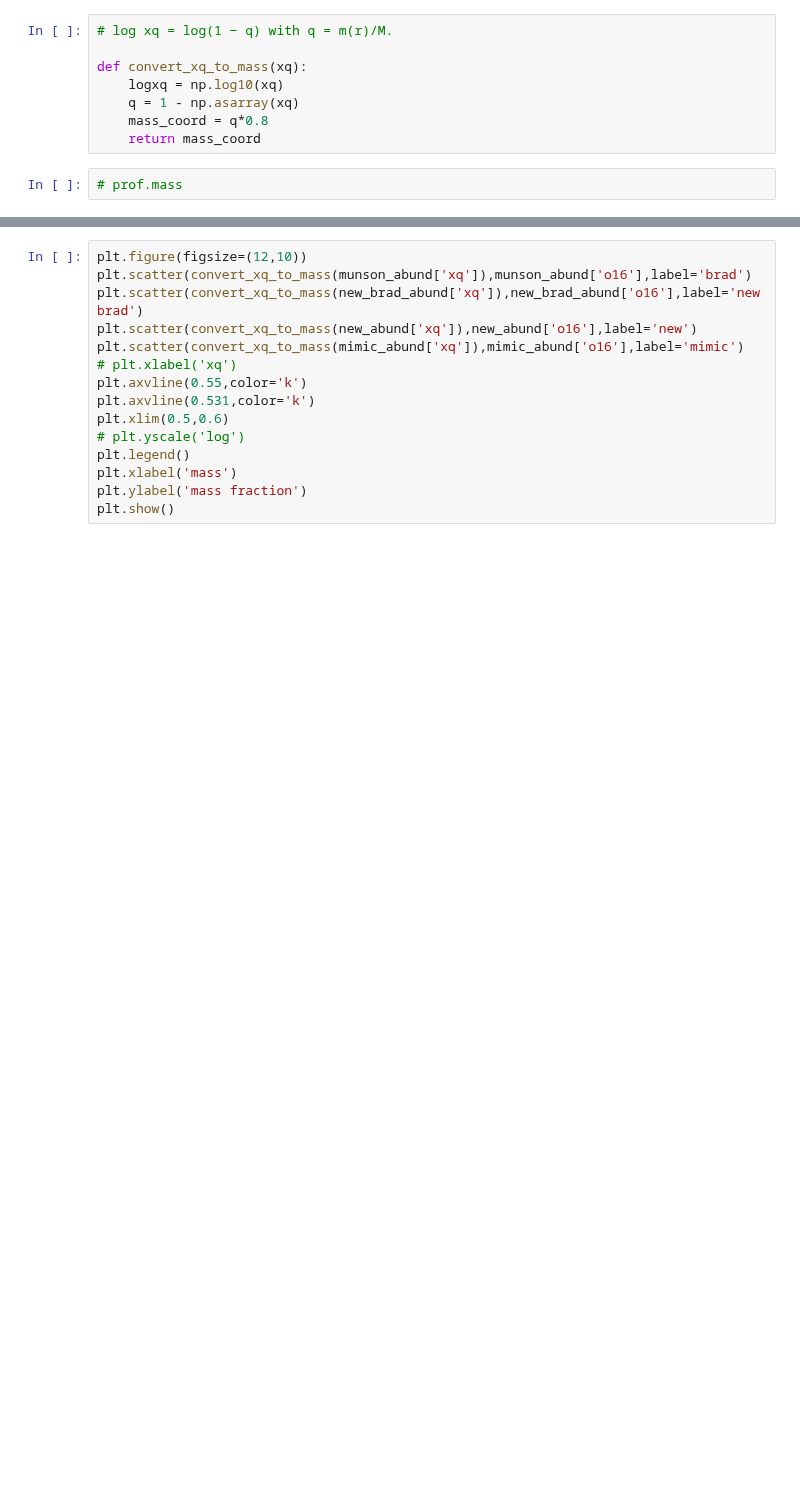
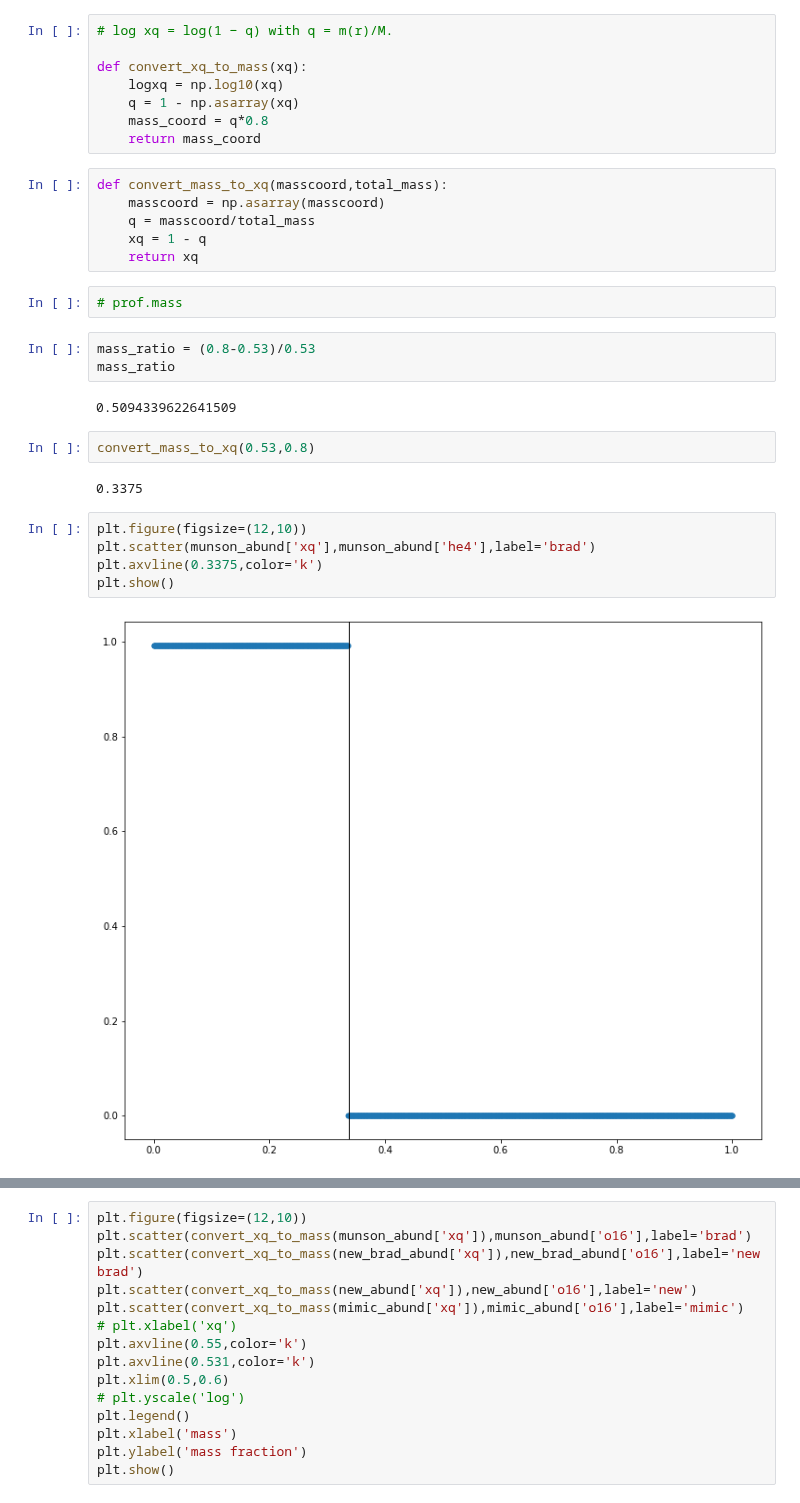
Before and after one commit to courtcraw/Notebooks, a Jupyter notebook: rcb_engineering.ipynb, the cells around one changed output, grey strips where cells are left out. Cells and saved outputs as stored; diff of their text form; blank space fills up the shorter version.

```diff
--- a/rcb_engineering.ipynb
+++ b/rcb_engineering.ipynb
@@ -532,8 +559,30 @@ def convert_xq_to_mass(xq):
     q = 1 - np.asarray(xq)
     mass_coord = q*0.8
     return mass_coord
+# %%
+def convert_mass_to_xq(masscoord,total_mass):
+    masscoord = np.asarray(masscoord)
+    q = masscoord/total_mass
+    xq = 1 - q
+    return xq
 # %%
 # prof.mass
+# %%
+mass_ratio = (0.8-0.53)/0.53
+mass_ratio
+# %% [output]
+0.5094339622641509
+# %%
+convert_mass_to_xq(0.53,0.8)
+# %% [output]
+0.3375
+# %%
+plt.figure(figsize=(12,10))
+plt.scatter(munson_abund['xq'],munson_abund['he4'],label='brad')
+plt.axvline(0.3375,color='k')
+plt.show()
+# %% [output]
+[figure, added]
 # %%
 plt.figure(figsize=(12,10))
 plt.scatter(convert_xq_to_mass(munson_abund['xq']),munson_abund['he4'],label='brad')
```
Also changed, not shown: parts of 5 cells of this notebook, 2 other files.
